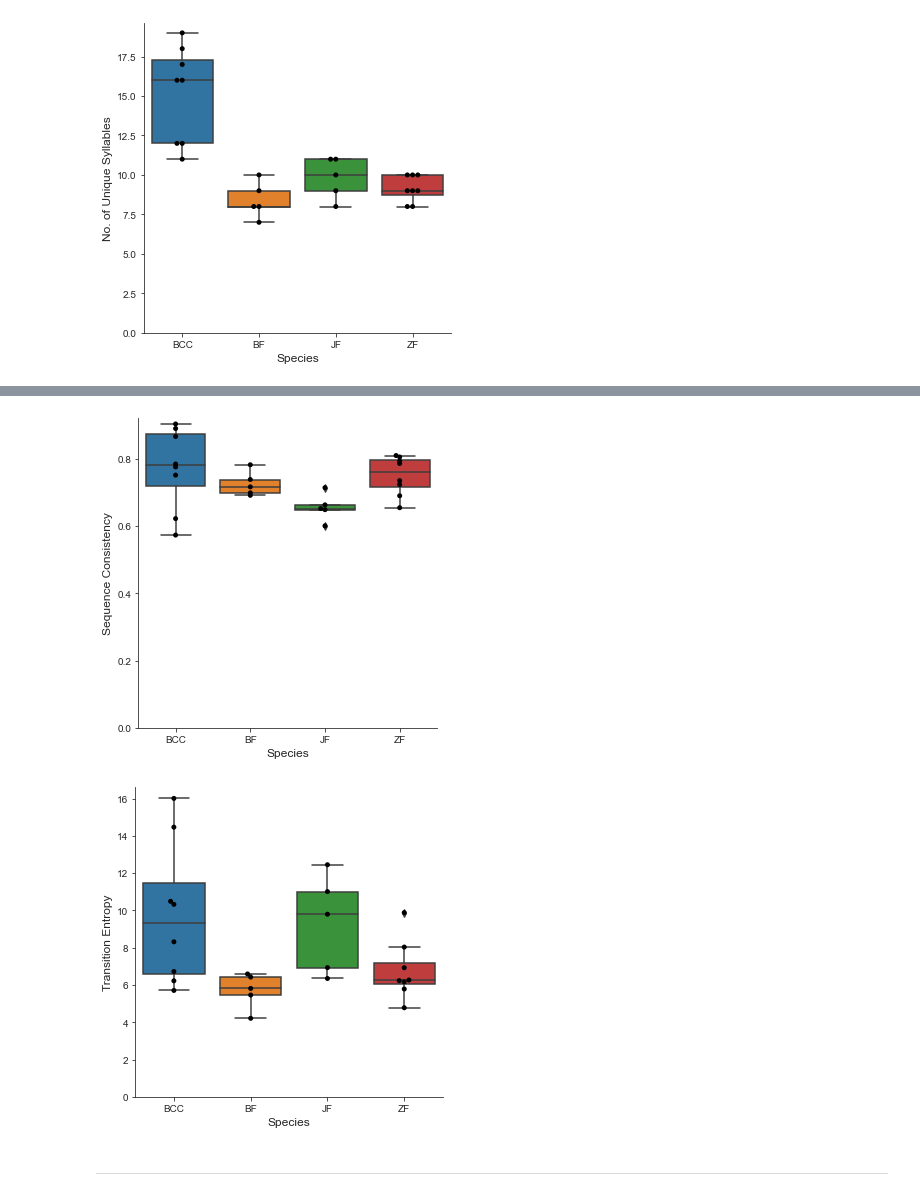
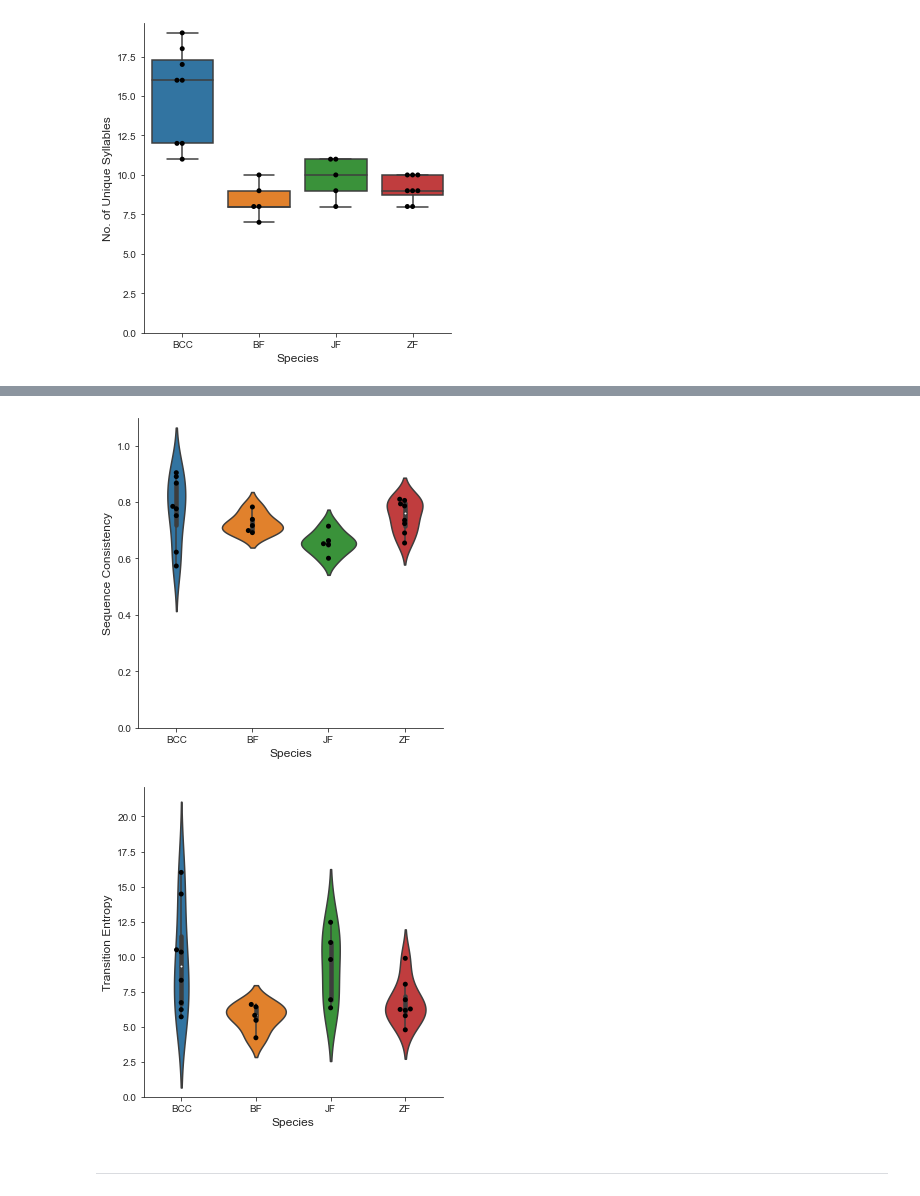
Before and after one commit to vasudha-kulkarni/IN-comparative-analysis, a Jupyter notebook: visualising_data.ipynb, the cells around one changed output, grey strips where cells are left out. Saved outputs shown, nothing was run; the diff lists cells and outputs as text; code cells hidden in the pictures.

```diff
--- a/visualising_data.ipynb
+++ b/visualising_data.ipynb
@@ -64,6 +64,6 @@ plt.savefig('03 Sequence Linearity.png', dpi = 600)
 # %%
 sns.set_style("ticks")
-g = sns.catplot(data=song_q, x="Species", y="Sequence Consistency", kind="box")
+g = sns.catplot(data=song_q, x="Species", y="Sequence Consistency", kind="violin")
 sns.swarmplot(data=song_q, x="Species", y="Sequence Consistency", color="k", size=5, ax=g.ax)
 
 plt.xlabel('Species', fontsize = 12)
@@ -71,22 +71,22 @@ plt.ylabel('Sequence Consistency', fontsize = 12)
 plt.ylim(bottom = 0)
 #plt.title('05 Start-Self transitions', fontsize = 14)
 #plt.show()
-plt.savefig('04 Sequence Consistency.png', dpi = 600)
+plt.savefig('04 Sequence Consistency.svg', dpi = 600)
 # %% [output]
-[figure, old version]
+[figure, new version]
 # %%
 sns.set_style("ticks")
-g = sns.catplot(data=song_q, x="Species", y="Transition Entropy", kind="box")
+g = sns.catplot(data=song_q, x="Species", y="Transition Entropy", kind="violin")
 sns.swarmplot(data=song_q, x="Species", y="Transition Entropy", color="k", size=5, ax=g.ax)
 
 plt.xlabel('Species', fontsize = 12)
 plt.ylabel('Transition Entropy', fontsize = 12)
 plt.ylim(bottom = 0)
 #plt.title('05 Start-Self transitions', fontsize = 14)
 #plt.show()
-plt.savefig('05 Transition Entropy.png', dpi = 600)
+plt.savefig('05 Transition Entropy.svg', dpi = 600)
 # %% [output]
-[figure, old version]
+[figure, new version]
 # %% [markdown]
 ---------------------------------------------------------------------------------------------------------
 # %%
```
Also changed, not shown: parts of 8 cells of this notebook, 7 other files.
